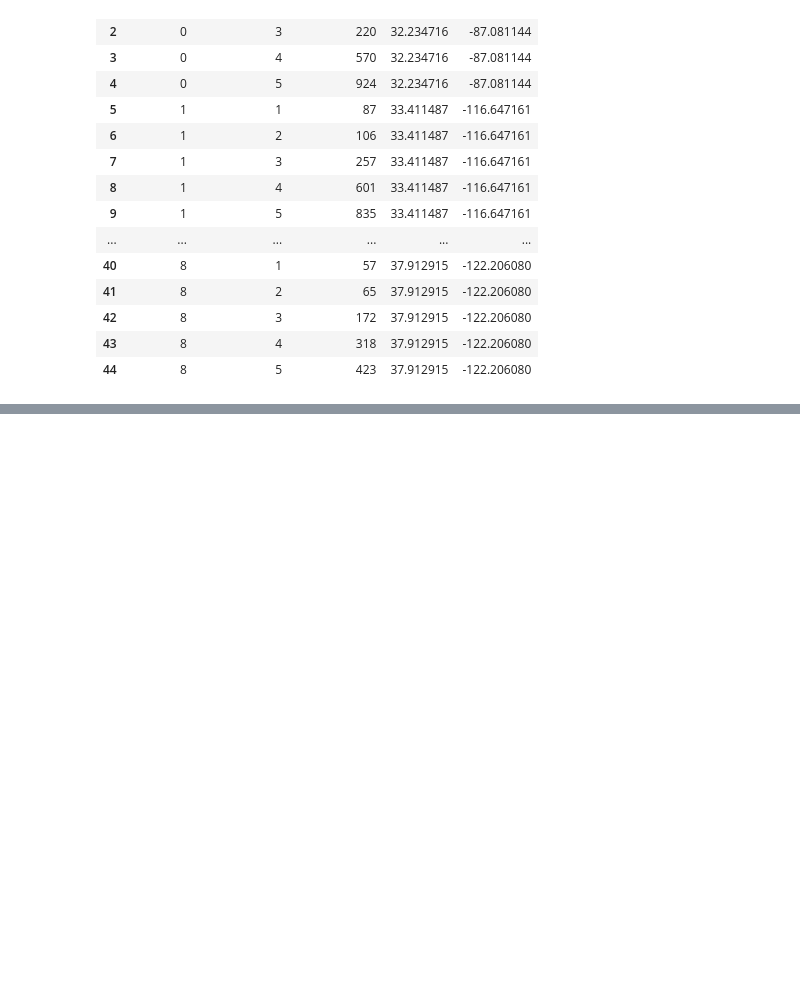
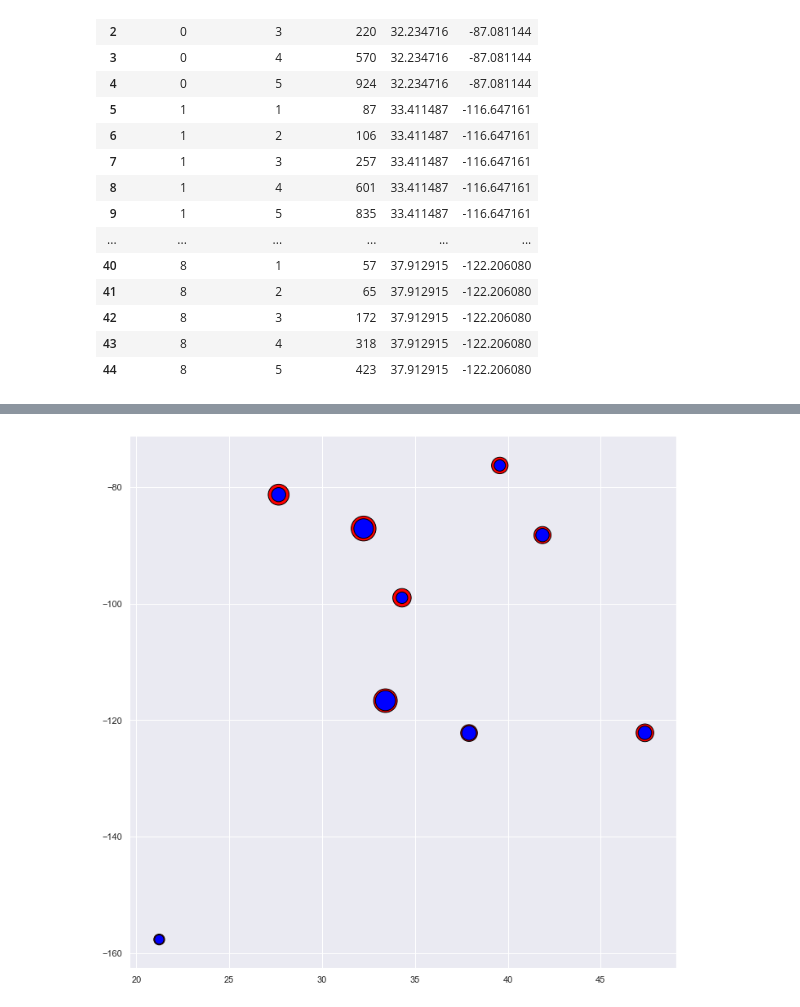
Before and after one commit to ramchinthamsetty/pyrepo, a Jupyter notebook: Data Science/GeoSpatial/hotelreviews/KMeans-Clustering-Analysis.ipynb, the cells around one changed output, grey strips where cells are left out. Cells and saved outputs as stored; diff of their text form; code cells hidden in the pictures; blank space fills up the shorter version.

```diff
--- a/Data Science/GeoSpatial/hotelreviews/KMeans-Clustering-Analysis.ipynb
+++ b/Data Science/GeoSpatial/hotelreviews/KMeans-Clustering-Analysis.ipynb
@@ -307,0 +313,10 @@ plt.show()
+# %%
+x_data = df_cluster5[(df_cluster5['reviews.rating'] == 5)]['latitude']
+y_data = df_cluster5[(df_cluster5['reviews.rating'] == 5)]['longitude']
+x_data4 = df_cluster5[(df_cluster5['reviews.rating'] == 4)]['latitude']
+y_data4 = df_cluster5[(df_cluster5['reviews.rating'] == 4)]['longitude']
+plt.scatter(x_data, y_data, s=list(df_cluster5[(df_cluster5['reviews.rating'] == 5)]['reviews.count']),c='red',marker='o', edgecolor='black')
+plt.scatter(x_data4, y_data4, s=list(df_cluster5[(df_cluster5['reviews.rating'] == 4)]['reviews.count']),c='blue',marker='o', edgecolor='black')
+plt.show()
+# %% [output]
+[figure, added]
```
Also changed, not shown: parts of 12 cells of this notebook, 1 other file.
